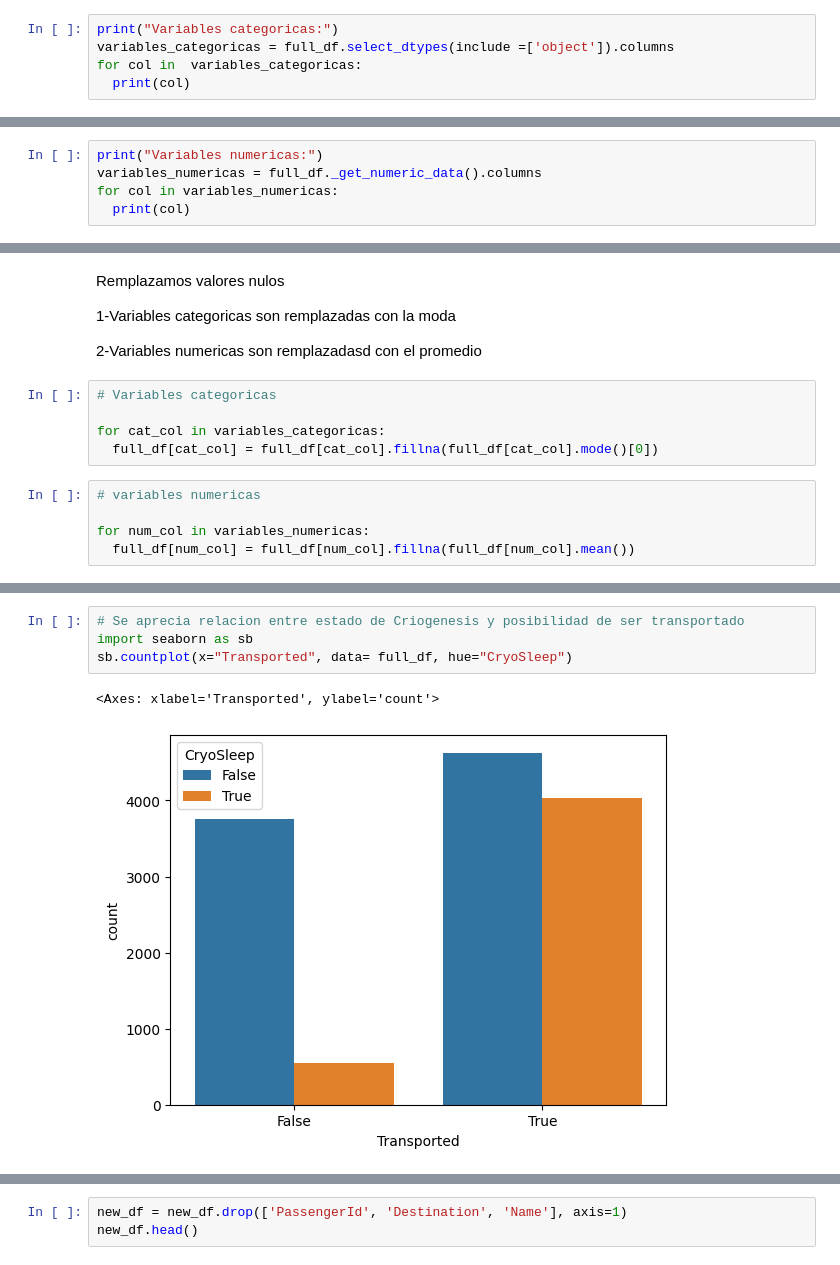
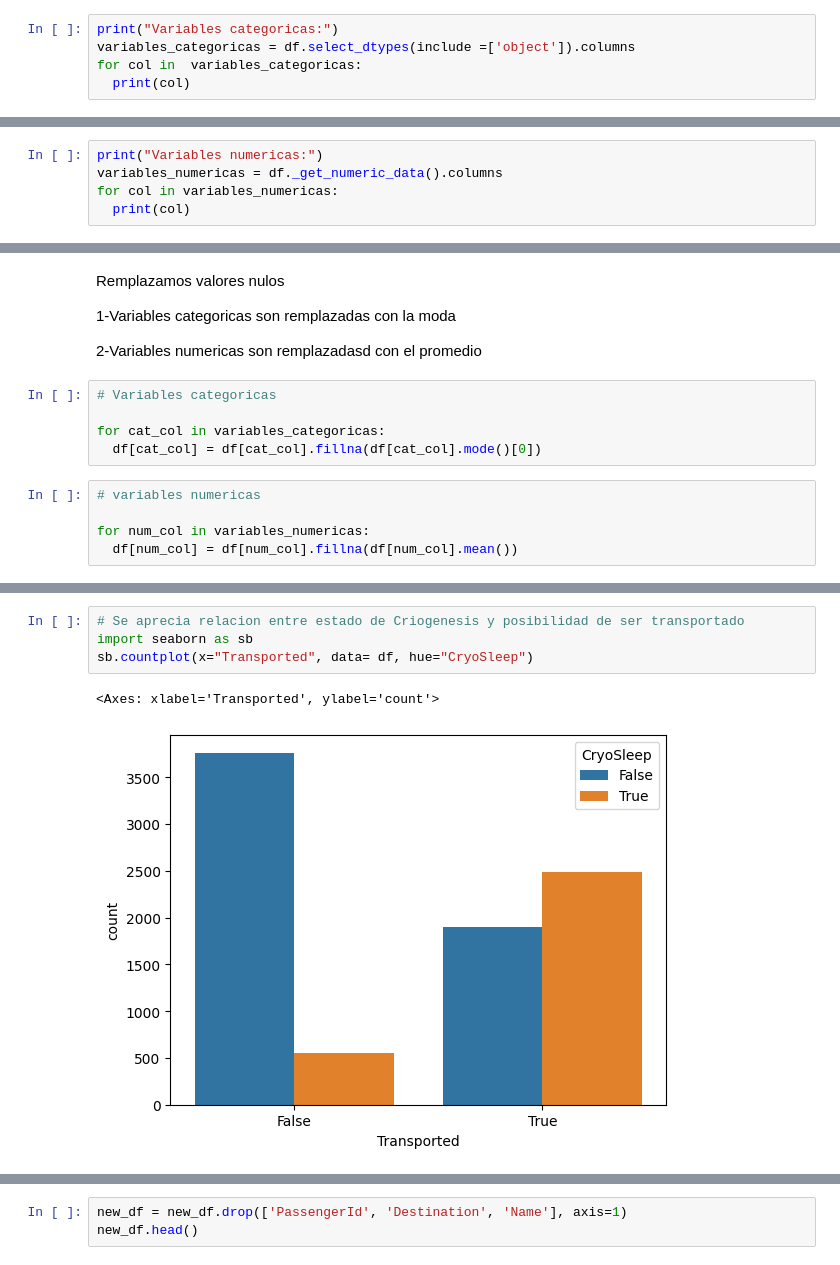
Before and after one commit to AlanXavier2024/ML_Datapath, a Jupyter notebook: ProyectoML.ipynb, the cells around one changed output, grey strips where cells are left out. Saved outputs shown, nothing was run; the diff lists cells and outputs as text.

```diff
--- a/ProyectoML.ipynb
+++ b/ProyectoML.ipynb
@@ -64,6 +48,6 @@ memory usage: 1.3+ MB
 # %%
 print("Variables categoricas:")
-variables_categoricas = full_df.select_dtypes(include =['object']).columns
+variables_categoricas = df.select_dtypes(include =['object']).columns
 for col in  variables_categoricas:
   print(col)
 # %% [output]
@@ -77,7 +61,7 @@ VIP
 Name
 # %%
 print("Variables numericas:")
-variables_numericas = full_df._get_numeric_data().columns
+variables_numericas = df._get_numeric_data().columns
 for col in variables_numericas:
   print(col)
 # %% [output]
@@ -136,11 +120,11 @@ Remplazamos valores nulos
 # Variables categoricas
 
 for cat_col in variables_categoricas:
-  full_df[cat_col] = full_df[cat_col].fillna(full_df[cat_col].mode()[0])
+  df[cat_col] = df[cat_col].fillna(df[cat_col].mode()[0])
 # %%
 # variables numericas
 
 for num_col in variables_numericas:
-  full_df[num_col] = full_df[num_col].fillna(full_df[num_col].mean())
+  df[num_col] = df[num_col].fillna(df[num_col].mean())
 # %%
 # Se han eliminado valores nulos
@@ -164,10 +148,10 @@ dtype: int64
 # %%
 # Se aprecia relacion entre estado de Criogenesis y posibilidad de ser transportado
 import seaborn as sb
-sb.countplot(x="Transported", data= full_df, hue="CryoSleep")
+sb.countplot(x="Transported", data= df, hue="CryoSleep")
 # %% [output]
 <Axes: xlabel='Transported', ylabel='count'>
-[figure, old version]
+[figure, new version]
 # %%
 # se separan los datos de columna 'Cabin'
 
```
Also changed, not shown: parts of 26 cells of this notebook, 2 other files.
